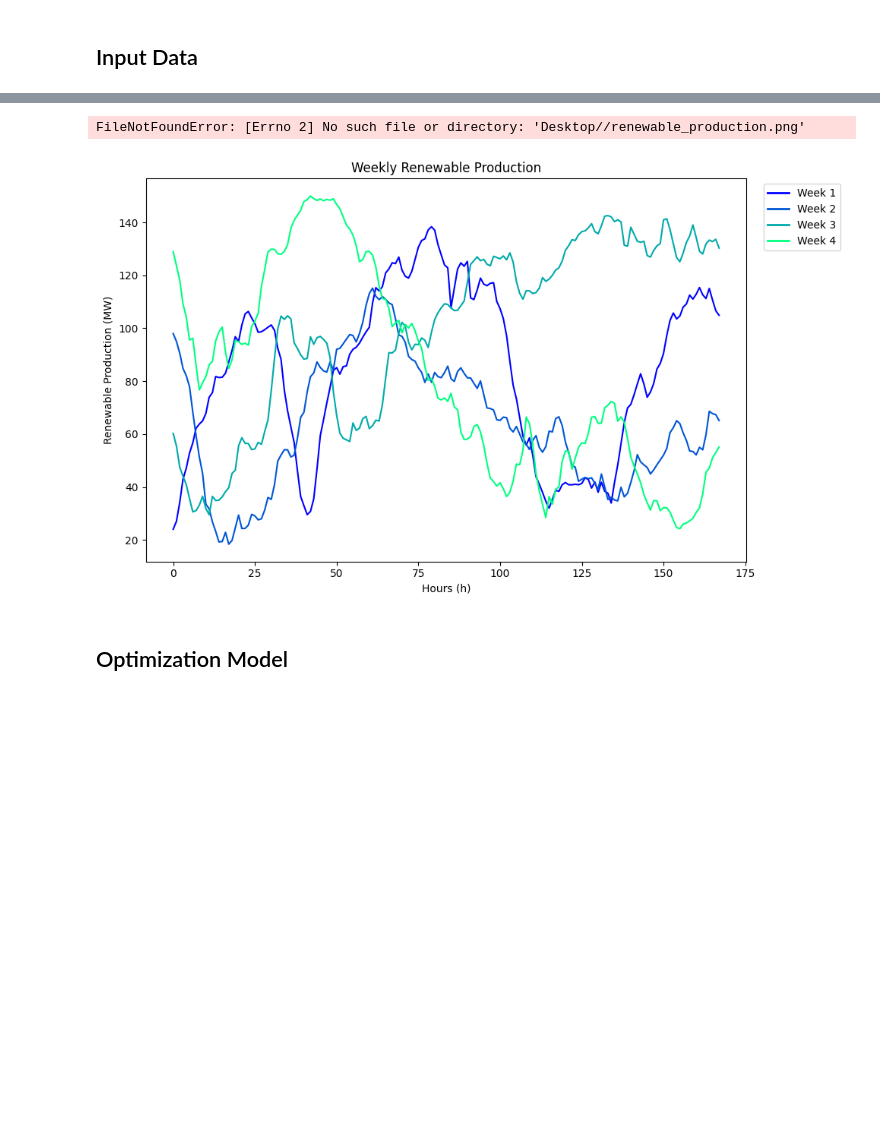
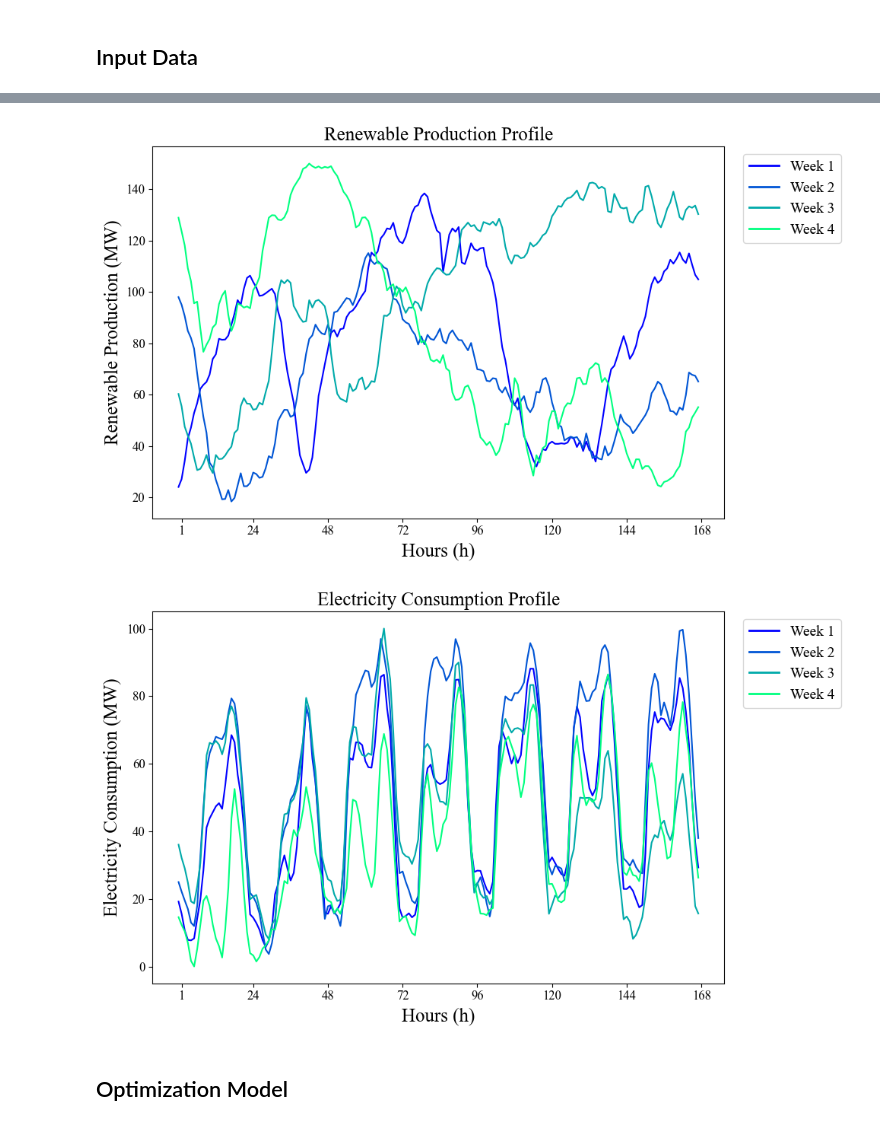
Before and after one commit to sanaz-mahmoudi/sanazmahmoudi, a Jupyter notebook: Newcastle_University_Interview.ipynb, the cells around one changed output, grey strips where cells are left out. Saved outputs shown, nothing was run; the diff lists cells and outputs as text; code cells hidden in the pictures; blank space fills up the shorter version.

```diff
--- a/Newcastle_University_Interview.ipynb
+++ b/Newcastle_University_Interview.ipynb
@@ -20,5 +20,17 @@ glpk = pe.SolverFactory('glpk', executable='/usr/bin/glpsol')
 import matplotlib.pyplot as plt
 from matplotlib.lines import Line2D
 
+# Set font configuration at the start
+!wget -O TimesNewRoman.ttf \
+  https://github.com/justrajdeep/fonts/raw/master/Times%20New%20Roman.ttf
+
+import matplotlib.font_manager as fm
+import matplotlib as mpl
+
+fm.fontManager.addfont('TimesNewRoman.ttf')
+
+mpl.rcParams['font.family'] = 'serif'
+mpl.rcParams['font.serif'] = ['Times New Roman']
+
 # OTHER
 import pandas as pd
@@ -44,9 +72,10 @@ print(lin)
 print('=====================================')
 print('      Sulphur-Flow Battery Data      ')
 print('=====================================')
-data_bat = [[1,0,100,24]]
+data_bat = [[1,0,100,0,100,0,100,24]]
 nb = len(data_bat)
-b = pd.DataFrame(data_bat,index=['b'+str(i) for i in range(nb)],columns=['bus','pmin','pmax','b_c'])
+b = pd.DataFrame(data_bat,index=['b'+str(i) for i in range(nb)],
+                 columns=['bus','pmin','pmax','pcmin','pcmax','pdmin','pdmax','b_c'])
 print(b)
 
 print('=====================================')
@@ -110,58 +139,78 @@ from matplotlib.lines import Line2D
 colors = plt.cm.get_cmap('winter', w_ren_data.shape[1])
 
 plt.figure(figsize=(10, 6))
+
+x = np.arange(len(w_ren_data.index))
+
 for i, week in enumerate(w_ren_data.columns):
-    plt.plot(w_ren_data.index, w_ren_data[week] * ren['pmax'].values, label=week, color=colors(i))
+    plt.plot(x, w_ren_data[week] * ren['pmax'].values, label=week, color=colors(i))
 
-# Legend for Plot 1
+# Legend
 legend_lines = [Line2D([0], [0], color=colors(i), lw=2) for i in range(w_ren_data.shape[1])]
 legend_labels = [f'Week {i+1}' for i in range(w_ren_data.shape[1])]
-plt.gca().legend(legend_lines, legend_labels, loc='upper left', bbox_to_anchor=(1.02, 1))
+plt.legend(legend_lines, legend_labels, loc='upper left', bbox_to_anchor=(1.02, 1), fontsize=14)
 
-plt.xlabel('Hours (h)')
-plt.ylabel('Renewable Production (MW)')
-plt.title('Weekly Renewable Production')
+# Axes
+tick_positions = [1] + [24 * i for i in range(1, 8)]
+tick_positions = [t for t in tick_positions if t <= 168]
+plt.xticks(tick_positions, [str(t) for t in tick_positions], fontsize=12)
+plt.yticks(fontsize=12)
+
+# Labels
+plt.xlabel('Hours (h)', fontname='Times New Roman', fontsize=18)
+plt.ylabel('Renewable Production (MW)', fontname='Times New Roman', fontsize=18)
+plt.title('Renewable Production Profile', fontname='Times New Roman', fontsize=18)
 plt.tight_layout()
 plt.show()
 
 # -------------------- Plot 2: Electricity Consumption --------------------
 # REDEFINE colormap, lines, labels for the second figure
 colors = plt.cm.get_cmap('winter', w_dem_data.shape[1])
 
 plt.figure(figsize=(10, 6))
+
+x = np.arange(len(w_dem_data.index))
+
 for i, week in enumerate(w_dem_data.columns):
-    plt.plot(w_dem_data.index, w_dem_data[week] * dem['pmax'].values, label=week, color=colors(i))
+    plt.plot(x, w_dem_data[week] * dem['pmax'].values, label=f'Week {i+1}', color=colors(i))
 
-# Legend for Plot 2
+# Legend
 legend_lines = [Line2D([0], [0], color=colors(i), lw=2) for i in range(w_dem_data.shape[1])]
 legend_labels = [f'Week {i+1}' for i in range(w_dem_data.shape[1])]
-plt.gca().legend(legend_lines, legend_labels, loc='upper left', bbox_to_anchor=(1.02, 1))
+plt.legend(legend_lines, legend_labels, loc='upper left', bbox_to_anchor=(1.02, 1), fontsize=14)
 
-plt.xlabel('Hours (h)')
-plt.ylabel('Electricity Consumption (MW)')
-plt.title('Weekly Electricity Consumption')
+# Axes
+tick_positions = [1] + [24 * i for i in range(1, 8)]
+tick_positions = [t for t in tick_positions if t <= 168]
+plt.xticks(tick_positions, [str(t) for t in tick_positions], fontsize=12)
+plt.yticks(fontsize=12)
+
+# Labels
+plt.xlabel('Hours (h)', fontname='Times New Roman', fontsize=18)
+plt.ylabel('Electricity Consumption (MW)', fontname='Times New Roman', fontsize=18)
+plt.title('Electricity Consumption Profile', fontname='Times New Roman', fontsize=18)
 plt.tight_layout()
 plt.show()
 # %% [output]
 =====================================
        Thermal Power Plant Data
 =====================================
     bus  pmin  pmax  o_cost
 g0    0     0   250      50
 =====================================
               Line Data
 =====================================
     from  to  pmax
 l0     0   1   100
 l1     1   2   100
 l2     0   2   100
 ... (75 lines left out)
 166  0.367990  0.494605  0.178498  0.342043
 167  0.292876  0.379936  0.156814  0.262941
 
 [168 rows x 4 columns]
-FileNotFoundError: [Errno 2] No such file or directory: 'Desktop//renewable_production.png'
-[figure, old version]
+[figure, new version]
+[figure, added]
 # %% [markdown]
 ## Optimization Model
 # %%
```
Also changed, not shown: parts of 1 cell of this notebook.
